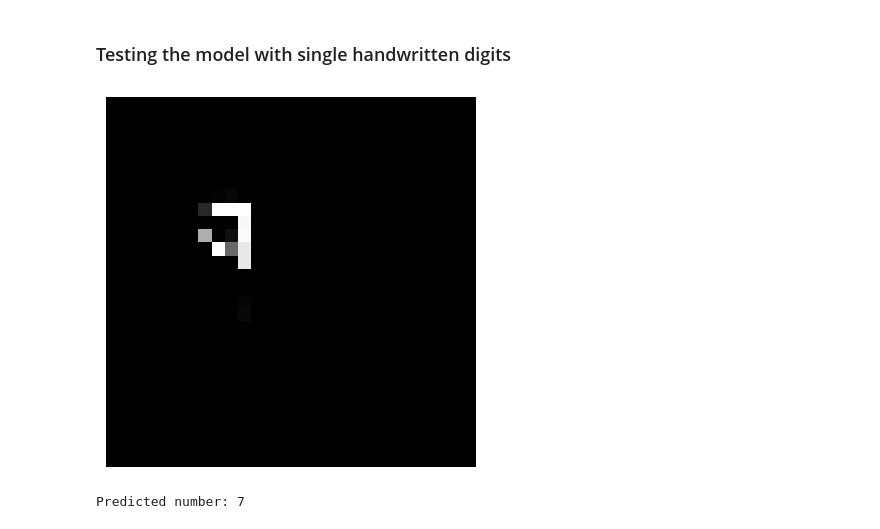
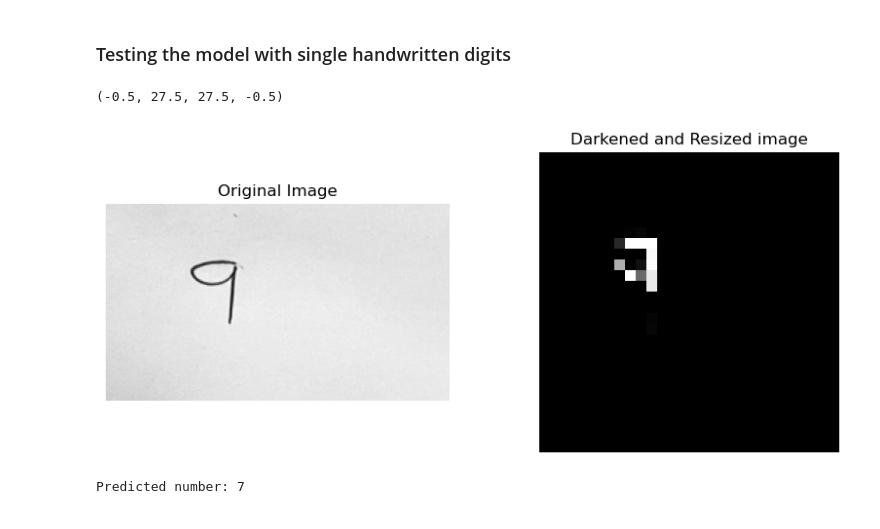
Before and after one commit to ItsOyondi/TC-Data-Cleaning-Project1, a Jupyter notebook: Mnist-Model.ipynb, the cells around one changed output. Saved outputs shown, nothing was run; the diff lists cells and outputs as text; code cells hidden in the pictures.

```diff
--- a/Mnist-Model.ipynb
+++ b/Mnist-Model.ipynb
@@ -269,17 +294,28 @@ def resize_convert(image_path, output_path, size=(28, 28)):
 # %%
 # Read the image in grayscale
 img = cv2.imread('../datat/what_9.png', cv2.IMREAD_GRAYSCALE)
 blurred = cv2.GaussianBlur(img, (5, 5), 0)
 
 # Darken background and brighten the number - Otsu's thresholding
 _, otsu_thresh = cv2.threshold(blurred, 0, 255, cv2.THRESH_BINARY_INV + cv2.THRESH_OTSU)
 cv2.imwrite('../datat/what_9_new.png', otsu_thresh) # Save the new image
 otsu_thresh_resized = cv2.resize(otsu_thresh, (28, 28), interpolation=cv2.INTER_LANCZOS4)
+plt.figure(figsize=(10, 4))
+
+# Original image
+plt.subplot(1, 2, 1)
+plt.imshow(img, cmap='gray')
+plt.title('Original Image')
+plt.axis('off')
+
+# Darkened image
+plt.subplot(1, 2, 2)
 plt.imshow(otsu_thresh_resized, cmap='gray')
+plt.title('Darkened and Resized image')
 plt.axis('off')
-plt.show()
 # %% [output]
+(-0.5, 27.5, 27.5, -0.5)
-[figure, old version]
+[figure, new version]
 # %%
 #Non-naive model
 img_array2 = resize_convert('../datat/what_9_new.png', '../datat/what_9_resized.png')
```
Also changed, not shown: parts of 2 cells of this notebook.
